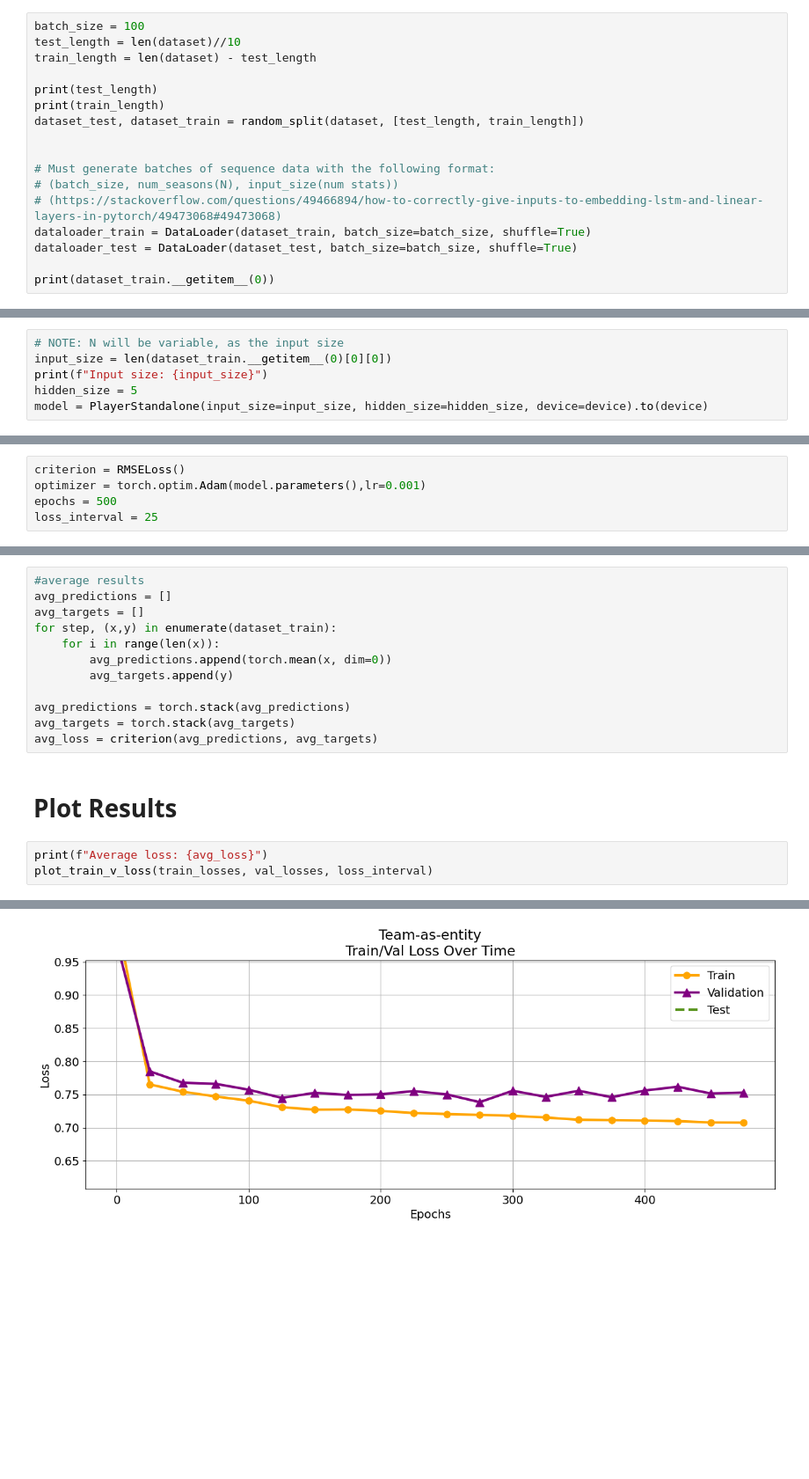
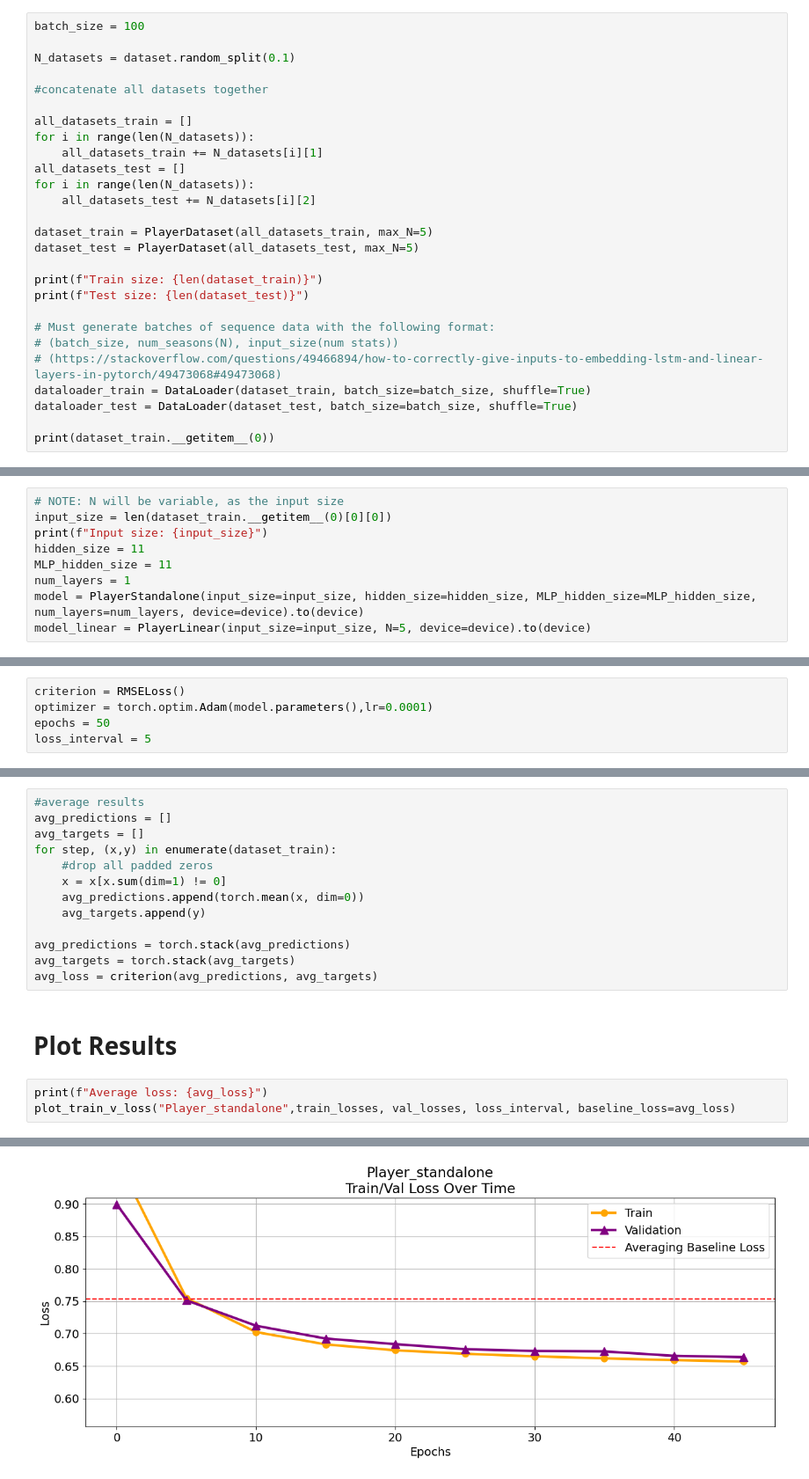
Before and after one commit to RandumbRobot/hockey-player-stats-predictor, a Jupyter notebook: player_standalone_nn_nb.ipynb, the cells around one changed output, grey strips where cells are left out. Shown at 88% size. Cells and saved outputs as stored; diff of their text form; blank space fills up the shorter version.

Commit message:
Player standalone improvements and feature analysis
Added linear model as an additional baseline

```diff
--- a/player_standalone_nn_nb.ipynb
+++ b/player_standalone_nn_nb.ipynb
@@ -33,13 +32,23 @@ dataset = get_player_dataset()
 # Dataloader
 # %%
 batch_size = 100
-test_length = len(dataset)//10
-train_length = len(dataset) - test_length
 
-print(test_length)
-print(train_length)
-dataset_test, dataset_train = random_split(dataset, [test_length, train_length])
+N_datasets = dataset.random_split(0.1)
 
+#concatenate all datasets together
+
+all_datasets_train = []
+for i in range(len(N_datasets)):
+    all_datasets_train += N_datasets[i][1]
+all_datasets_test = []
+for i in range(len(N_datasets)):
+    all_datasets_test += N_datasets[i][2]
+
+dataset_train = PlayerDataset(all_datasets_train, max_N=5)
+dataset_test = PlayerDataset(all_datasets_test, max_N=5)
+
+print(f"Train size: {len(dataset_train)}")
+print(f"Test size: {len(dataset_test)}")
 
 # Must generate batches of sequence data with the following format:
 # (batch_size, num_seasons(N), input_size(num stats))
@@ -74,6 +119,9 @@ print(dataset_train.__getitem__(0))
 # NOTE: N will be variable, as the input size
 input_size = len(dataset_train.__getitem__(0)[0][0])
 print(f"Input size: {input_size}")
-hidden_size = 5
-model = PlayerStandalone(input_size=input_size, hidden_size=hidden_size, device=device).to(device)
+hidden_size = 11
+MLP_hidden_size = 11
+num_layers = 1
+model = PlayerStandalone(input_size=input_size, hidden_size=hidden_size, MLP_hidden_size=MLP_hidden_size, num_layers=num_layers, device=device).to(device)
+model_linear = PlayerLinear(input_size=input_size, N=5, device=device).to(device)
 # %% [output]
@@ -81,8 +129,8 @@ Input size: 17
 # %%
 criterion = RMSELoss()
-optimizer = torch.optim.Adam(model.parameters(),lr=0.001)
-epochs = 500
-loss_interval = 25
+optimizer = torch.optim.Adam(model.parameters(),lr=0.0001)
+epochs = 50
+loss_interval = 5
 # %%
 (model, train_losses, val_losses) = train_and_validate(model, criterion, optimizer, dataloader_train, dataloader_test, epochs=epochs, loss_interval=loss_interval, device=device)
 # %% [output]
@@ -108,9 +177,10 @@ Validation loss for epoch 475: 0.7528731673955917
 avg_predictions = []
 avg_targets = []
 for step, (x,y) in enumerate(dataset_train):
-    for i in range(len(x)):
-        avg_predictions.append(torch.mean(x, dim=0))
-        avg_targets.append(y)
+    #drop all padded zeros
+    x = x[x.sum(dim=1) != 0]
+    avg_predictions.append(torch.mean(x, dim=0))
+    avg_targets.append(y)
 
 avg_predictions = torch.stack(avg_predictions)
 avg_targets = torch.stack(avg_targets)
@@ -119,5 +189,5 @@ avg_loss = criterion(avg_predictions, avg_targets)
 # Plot Results
 # %%
 print(f"Average loss: {avg_loss}")
-plot_train_v_loss(train_losses, val_losses, loss_interval)
+plot_train_v_loss("Player_standalone",train_losses, val_losses, loss_interval, baseline_loss=avg_loss)
 # %% [output]
@@ -125 +195 @@ Average loss: 0.8362852334976196
-[figure, old version]
+[figure, new version]
```
Also changed, not shown: parts of 21 cells of this notebook, 7 other files.
